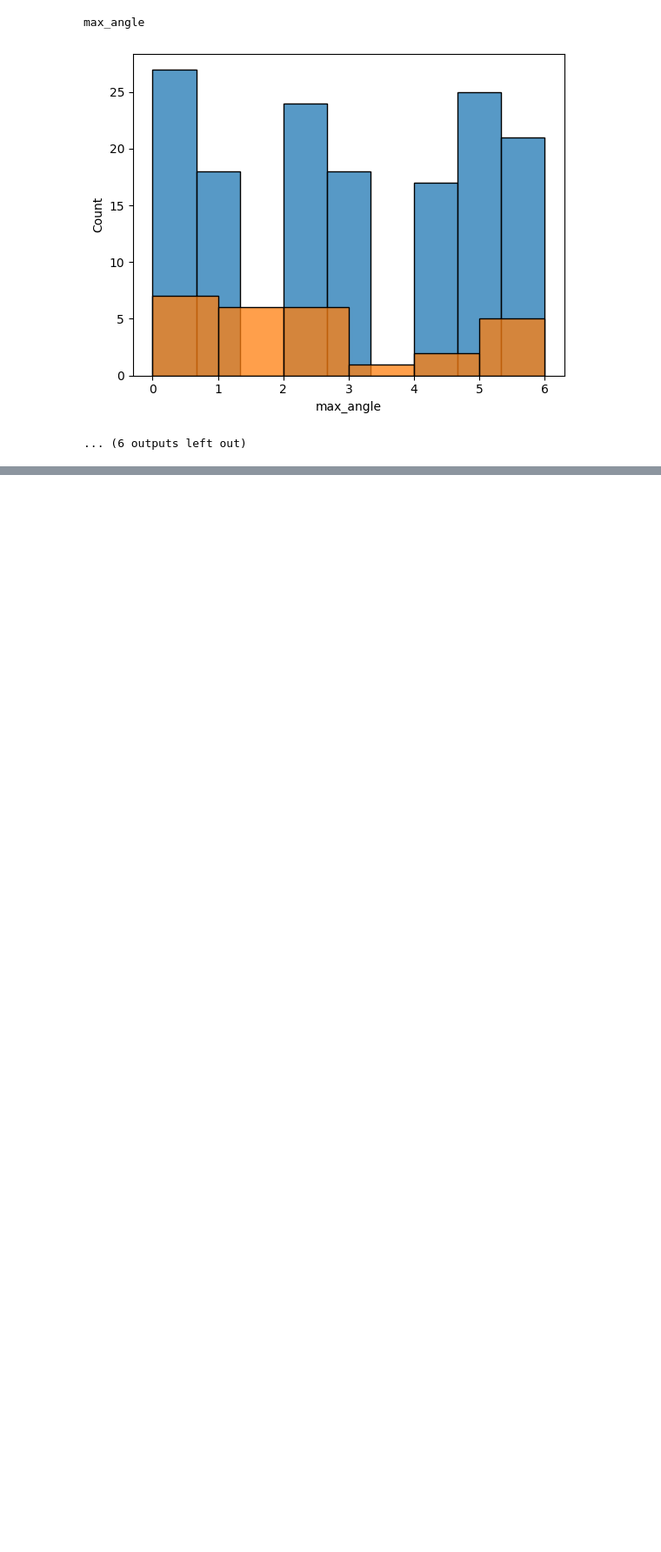
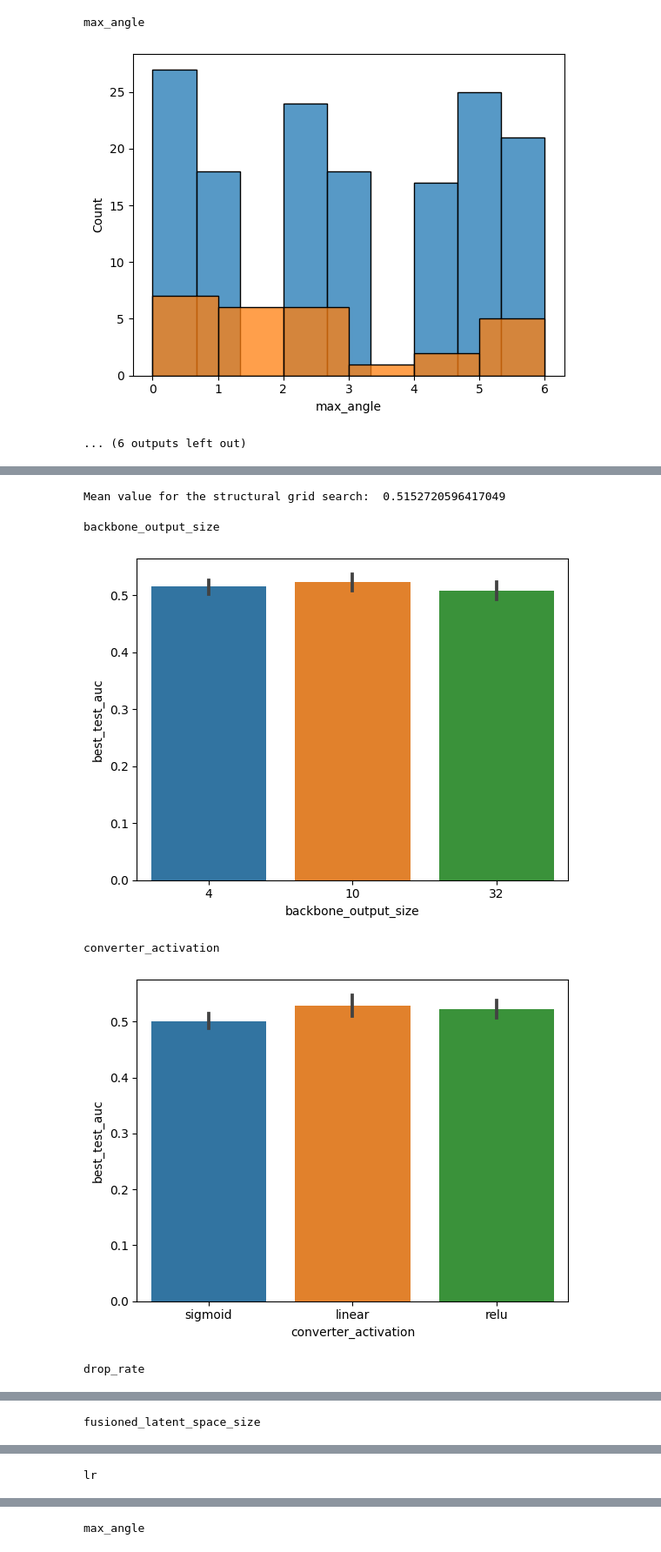
Before and after one commit to neurospin-projects/2023_agaudin_jchavas_folding_supervised, a Jupyter notebook: contrastive/notebooks/wandb_grid_searches/step3/occipital_gs.ipynb, the cells around one changed output, grey strips where cells are left out. Shown at 87% size. Drawn from its saved outputs; the diff is of its cells as text; code cells hidden in the pictures; blank space fills up the shorter version.

Commit message:
Densenet grid search

```diff
--- a/contrastive/notebooks/wandb_grid_searches/step3/occipital_gs.ipynb
+++ b/contrastive/notebooks/wandb_grid_searches/step3/occipital_gs.ipynb
@@ -98,0 +101,4 @@ max_angle
+# %%
+densenets = pd.read_csv("/neurospin/dico/agaudin/Runs/09_new_repo/Output/grid_searches/step3/occipital/supervised_structure/bdd_occipital_densenet.csv", index_col=0)
+densenets.loc[densenets.fusioned_latent_space_size == -1, "converter_activation"] = None
+densenets
@@ -98,0 +119,25 @@ max_angle
+# %%
+print("Mean value for the structural grid search: ", densenets.best_test_auc.mean())
+# %% [output]
+Mean value for the structural grid search:  0.5152720596417049
+# %%
+params = ['backbone_output_size', 'converter_activation', 'drop_rate',
+          'fusioned_latent_space_size', 'lr', 'max_angle',
+          'projection_head_name', 'sigma_noise']
+
+for param in params:
+    print(param)
+    plt.figure()
+    if len(densenets[param].unique()) > 10:
+        if param == 'lr':
+            plt.xscale('log')
+        sns.scatterplot(densenets, x=param, y='best_test_auc')
+    else:
+        sns.barplot(densenets, x=param, y='best_test_auc')
+    plt.show()
+# %% [output]
+backbone_output_size
+[figure, added]
+converter_activation
+[figure, added]
+drop_rate
@@ -98,0 +145 @@ max_angle
+fusioned_latent_space_size
@@ -98,0 +147 @@ max_angle
+lr
@@ -98,0 +149 @@ max_angle
+max_angle
```
Also changed, not shown: parts of 10 cells of this notebook, 1 other file.
